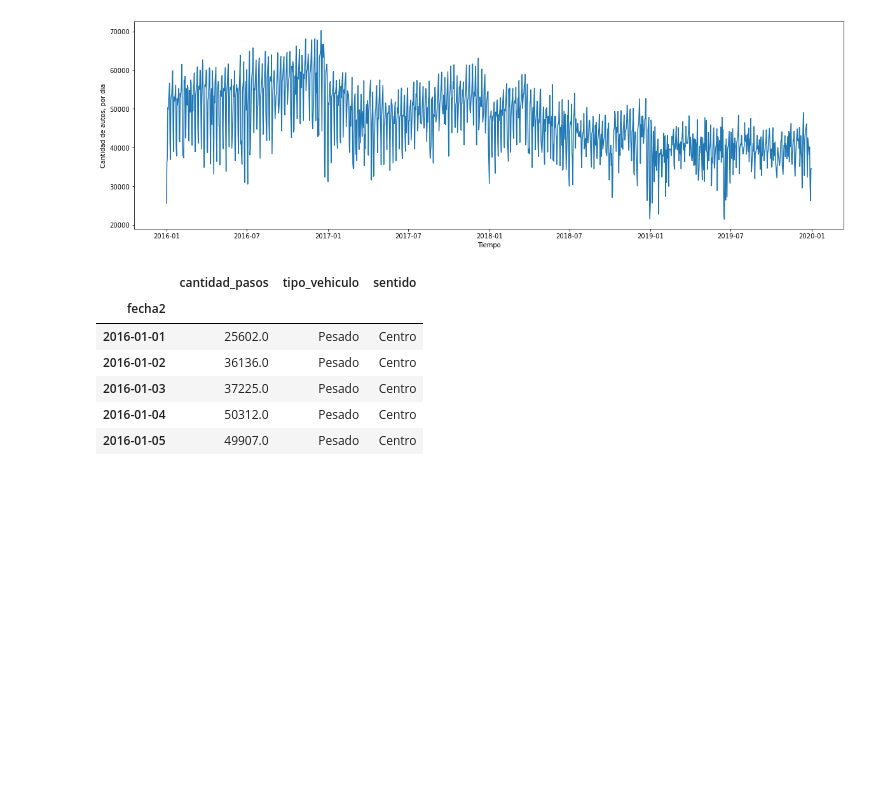
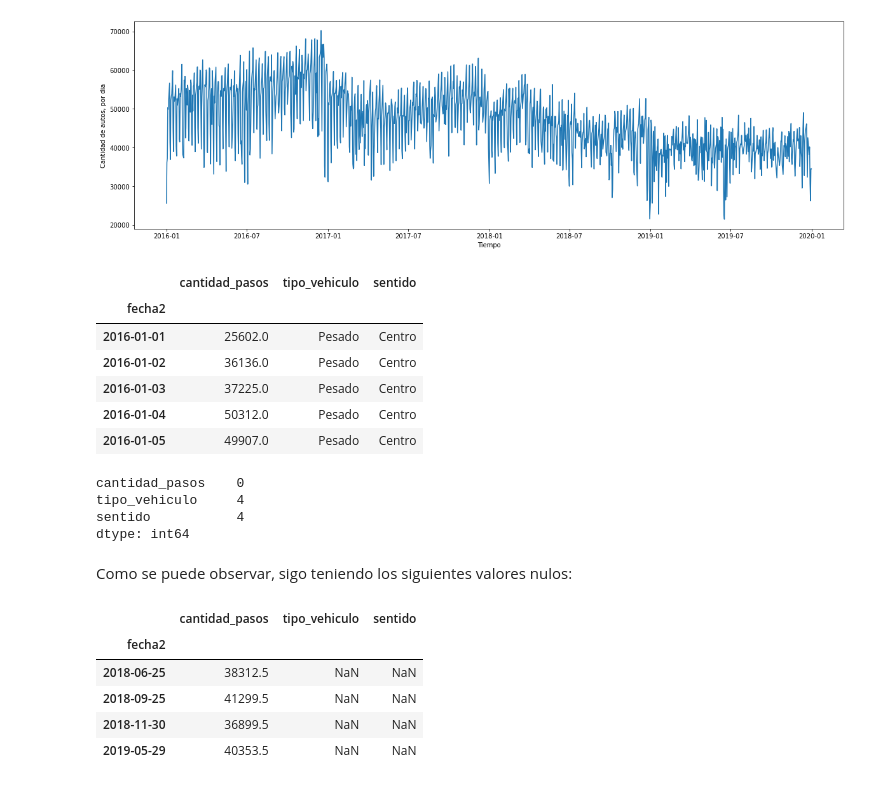
Before and after one commit to estebanarr/proyecto04, a Jupyter notebook: proyecto_04.ipynb, the cells around one changed output. Saved outputs shown, nothing was run; the diff lists cells and outputs as text; code cells hidden in the pictures; blank space fills up the shorter version.

```diff
--- a/proyecto_04.ipynb
+++ b/proyecto_04.ipynb
@@ -189,3 +219,21 @@ dataset_2016_2019.head()
 | 2016-01-03 | 37225.0 | Pesado | Centro |
 | 2016-01-04 | 50312.0 | Pesado | Centro |
 | 2016-01-05 | 49907.0 | Pesado | Centro |
+# %%
+dataset_2016_2019.isnull().sum()
+# %% [output]
+cantidad_pasos    0
+tipo_vehiculo     4
+sentido           4
+dtype: int64
+# %% [markdown]
+Como se puede observar, sigo teniendo los siguientes valores nulos:
+# %%
+dataset_2016_2019[dataset_2016_2019.tipo_vehiculo.isnull()==True]
+# %% [output]
+|  | cantidad_pasos | tipo_vehiculo | sentido |
+| fecha2 |  |  |  |
+| 2018-06-25 | 38312.5 | NaN | NaN |
+| 2018-09-25 | 41299.5 | NaN | NaN |
+| 2018-11-30 | 36899.5 | NaN | NaN |
+| 2019-05-29 | 40353.5 | NaN | NaN |
```
Also changed, not shown: parts of 16 cells of this notebook.
